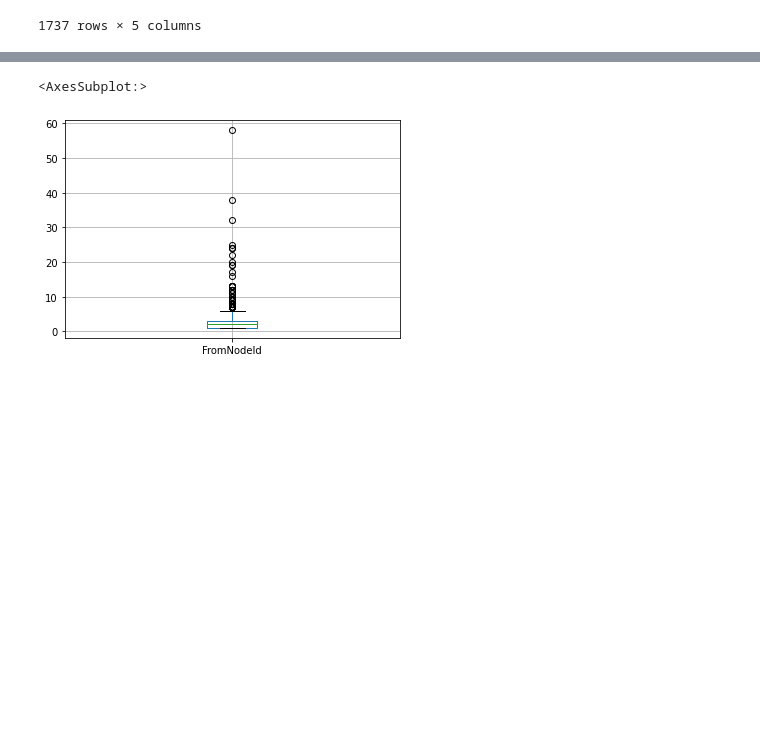
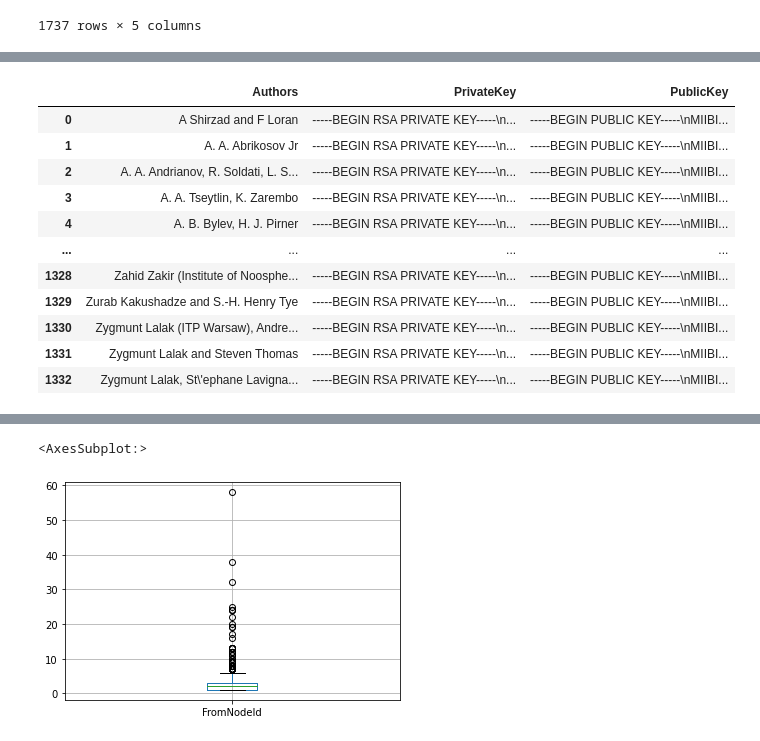
Before and after one commit to matteo-Donofrio-unipi/Master_Degree_Thesis, a Jupyter notebook: cit-abstract-scraper.ipynb, the cells around one changed output, grey strips where cells are left out. Cells and saved outputs as stored; diff of their text form; code cells hidden in the pictures; blank space fills up the shorter version.

```diff
--- a/cit-abstract-scraper.ipynb
+++ b/cit-abstract-scraper.ipynb
@@ -286,0 +319,88 @@ paperId_and_info_and_date_Seed.to_csv("./paperId_and_info_and_date_Seed.csv",ind
+# %%
+from cryptography.hazmat.primitives import serialization
+from cryptography.hazmat.primitives.asymmetric import rsa
+from cryptography.hazmat.primitives import hashes
+from cryptography.hazmat.primitives.asymmetric import padding
+from cryptography.hazmat.primitives import serialization
+
+
+#creo df che ha per ogni singolo autore un privatekey & pubkey
+
+#creo empty df
+author_keys = pd.DataFrame(columns=['Authors','PrivateKey','PublicKey'], index = range(0,paperId_and_info_and_date.Authors.nunique()))
+
+#ordino autori in ordine crescente
+paperId_and_info_and_date = paperId_and_info_and_date.sort_values(by='Authors')
+paperId_and_info_and_date.reset_index(drop = True, inplace = True)
+
+#assegno ad ogni autore un seed differente
+author_keys['Authors'] = paperId_and_info_and_date.Authors.unique()
+
+
+author_keys['PrivateKey'] = author_keys.apply(lambda row :rsa.generate_private_key(public_exponent=65537, key_size=2048).private_bytes(
+   encoding=serialization.Encoding.PEM,
+   format=serialization.PrivateFormat.TraditionalOpenSSL,
+   encryption_algorithm=serialization.NoEncryption()
+).decode() , axis = 1)
+
+#ciò che ho fatto è:
+#-per ogni riga/autore del df (row) genero una chiave privata:
+    # rsa.generate_private_key(public_exponent=65537, key_size=2048)
+
+#-la chiave ottenuta è un oggetto di classe, quindi non leggibile. Per renderlo tale, lo serializzo:
+    #.private_bytes(
+    #    encoding=serialization.Encoding.PEM,
+    #    format=serialization.PrivateFormat.TraditionalOpenSSL,
+    #    encryption_algorithm=serialization.NoEncryption()
+    # )
+
+#-la serializzazione ottenuta è memorizzata in bytes, per comodità di lettura e scambio di info tra vari moduli di codice,
+#memorizzo la serializzazione nel df sotto forma di stringa => cast da bytes a string:
+    #.decode()
+
+
+
+
+author_keys['PublicKey'] = author_keys['PrivateKey'].apply(lambda row: serialization.load_pem_private_key(
+        str.encode(row),
+        password=None,
+    ).public_key().public_bytes(
+   encoding=serialization.Encoding.PEM,
+   format=serialization.PublicFormat.SubjectPublicKeyInfo
+).decode() )
+
+
+#ciò che ho fatto è:
+#-per ogni chiave privata del df (row), la leggo e la de-serializzo, cosi da ottenere l'oggetto chiave privata:
+    # serialization.load_pem_private_key(
+    #         str.encode(row),
+    #         password=None,
+    #     )
+
+#dall'oggetto chiave privata, genero la chiave pubblica:
+    #.public_key()
+
+#-la chiave pubblica ottenuta è un oggetto di classe, quindi non leggibile. Per renderlo tale, lo serializzo:
+    #.public_bytes(
+    #    encoding=serialization.Encoding.PEM,
+    #    format=serialization.PublicFormat.SubjectPublicKeyInfo
+    # )
+
+#-la serializzazione ottenuta è memorizzata in bytes, per comodità di lettura e scambio di info tra vari moduli di codice,
+#memorizzo la serializzazione nel df sotto forma di stringa => cast da bytes a string:
+    #.decode()
+
+author_keys
+# %% [output]
+|  | Authors | PrivateKey | PublicKey |
+| 0 | A Shirzad and F Loran | -----BEGIN RSA PRIVATE KEY-----\n... | -----BEGIN PUBLIC KEY-----\nMIIBI... |
+| 1 | A. A. Abrikosov Jr | -----BEGIN RSA PRIVATE KEY-----\n... | -----BEGIN PUBLIC KEY-----\nMIIBI... |
+| 2 | A. A. Andrianov, R. Soldati, L. S... | -----BEGIN RSA PRIVATE KEY-----\n... | -----BEGIN PUBLIC KEY-----\nMIIBI... |
+| 3 | A. A. Tseytlin, K. Zarembo | -----BEGIN RSA PRIVATE KEY-----\n... | -----BEGIN PUBLIC KEY-----\nMIIBI... |
+| 4 | A. B. Bylev, H. J. Pirner | -----BEGIN RSA PRIVATE KEY-----\n... | -----BEGIN PUBLIC KEY-----\nMIIBI... |
+| ... | ... | ... | ... |
+| 1328 | Zahid Zakir (Institute of Noosphe... | -----BEGIN RSA PRIVATE KEY-----\n... | -----BEGIN PUBLIC KEY-----\nMIIBI... |
+| 1329 | Zurab Kakushadze and S.-H. Henry Tye | -----BEGIN RSA PRIVATE KEY-----\n... | -----BEGIN PUBLIC KEY-----\nMIIBI... |
+| 1330 | Zygmunt Lalak (ITP Warsaw), Andre... | -----BEGIN RSA PRIVATE KEY-----\n... | -----BEGIN PUBLIC KEY-----\nMIIBI... |
+| 1331 | Zygmunt Lalak and Steven Thomas | -----BEGIN RSA PRIVATE KEY-----\n... | -----BEGIN PUBLIC KEY-----\nMIIBI... |
+| 1332 | Zygmunt Lalak, St\'ephane Lavigna... | -----BEGIN RSA PRIVATE KEY-----\n... | -----BEGIN PUBLIC KEY-----\nMIIBI... |
```
Also changed, not shown: parts of 7 cells of this notebook, 2 other files.
